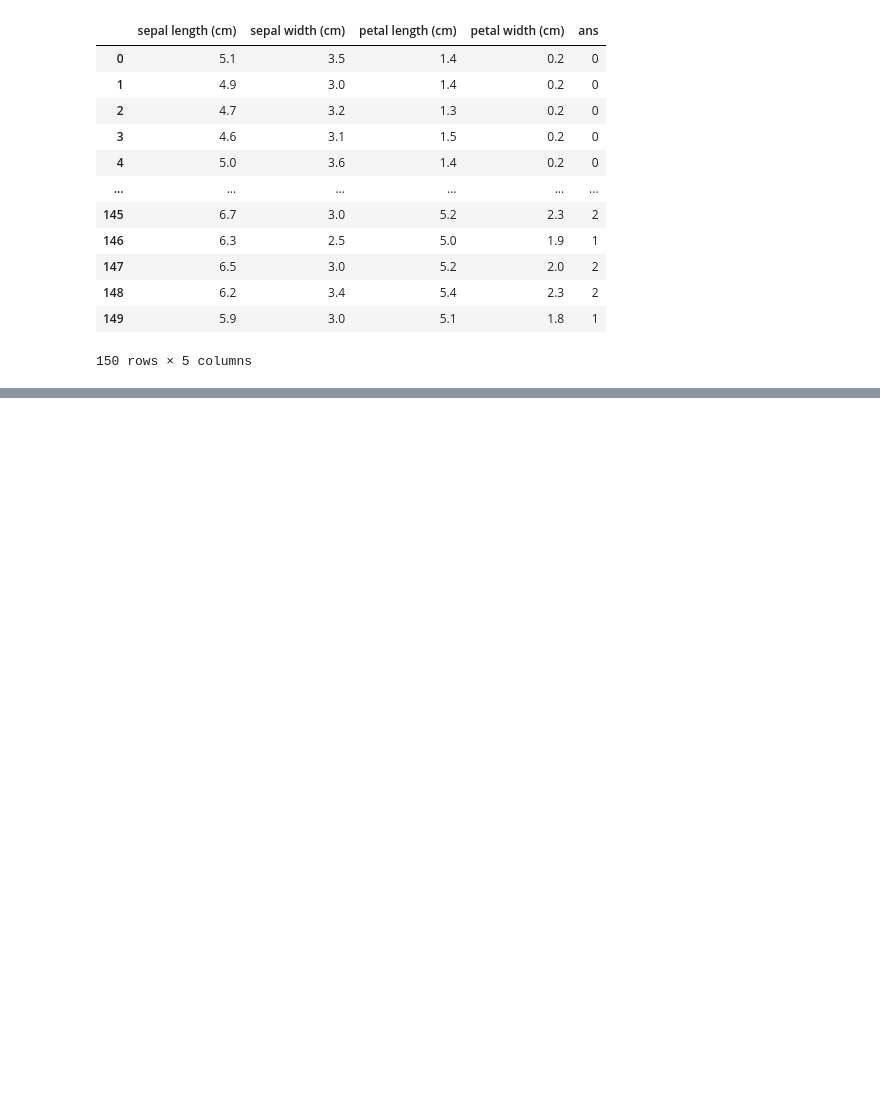
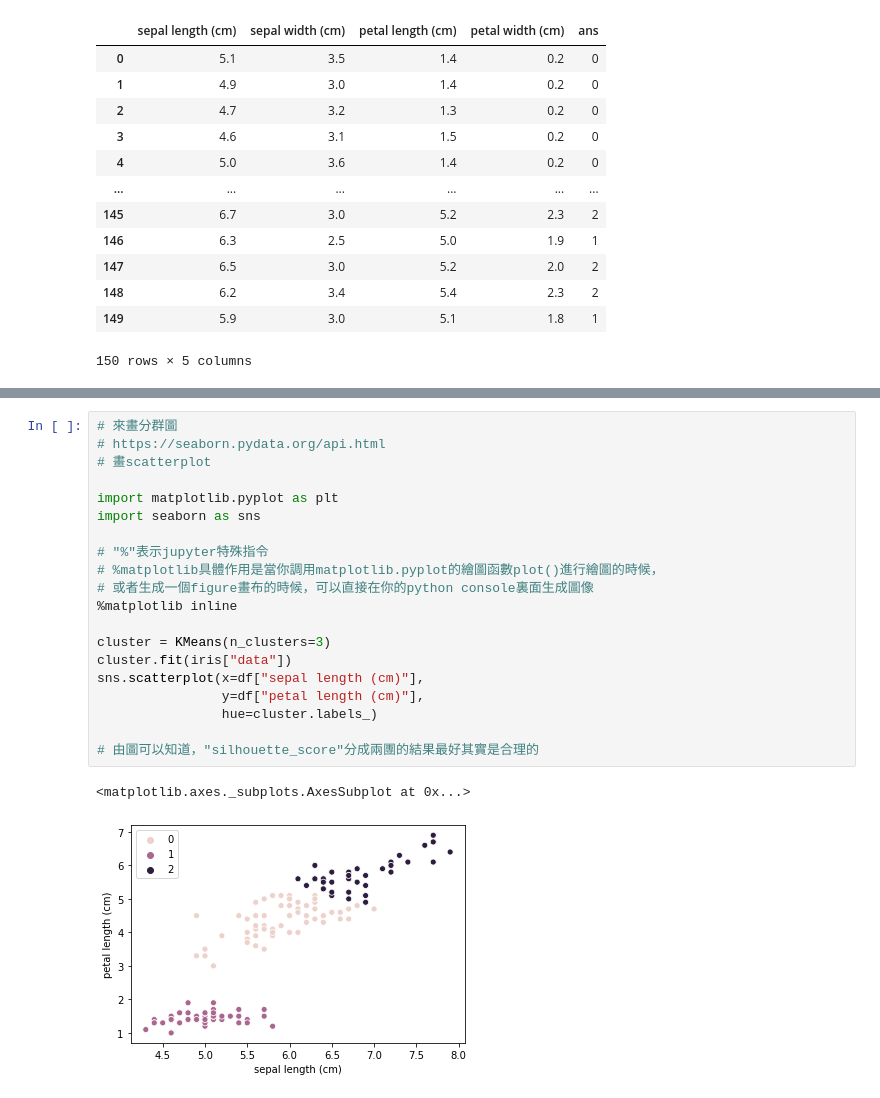
Before and after one commit to ztex020713925/MachineLearning0407, a Jupyter notebook: cluster.ipynb, the cells around one changed output, grey strips where cells are left out. Saved outputs shown, nothing was run; the diff lists cells and outputs as text; blank space fills up the shorter version.

```diff
--- a/cluster.ipynb
+++ b/cluster.ipynb
@@ -88,0 +109,23 @@ array([[5.006     , 3.428     , 1.462     , 0.246     ],
+# %%
+# 來畫分群圖
+# https://seaborn.pydata.org/api.html
+# 畫scatterplot
+
+import matplotlib.pyplot as plt
+import seaborn as sns
+
+# "%"表示jupyter特殊指令
+# %matplotlib具體作用是當你調用matplotlib.pyplot的繪圖函數plot()進行繪圖的時候，
+# 或者生成一個figure畫布的時候，可以直接在你的python console裏面生成圖像
+%matplotlib inline
+
+cluster = KMeans(n_clusters=3)
+cluster.fit(iris["data"])
+sns.scatterplot(x=df["sepal length (cm)"],
+                y=df["petal length (cm)"],
+                hue=cluster.labels_)
+
+# 由圖可以知道，"silhouette_score"分成兩團的結果最好其實是合理的
+# %% [output]
+<matplotlib.axes._subplots.AxesSubplot at 0x...>
+[figure, added]
```
Also changed, not shown: parts of 2 cells of this notebook, 16 other files.
